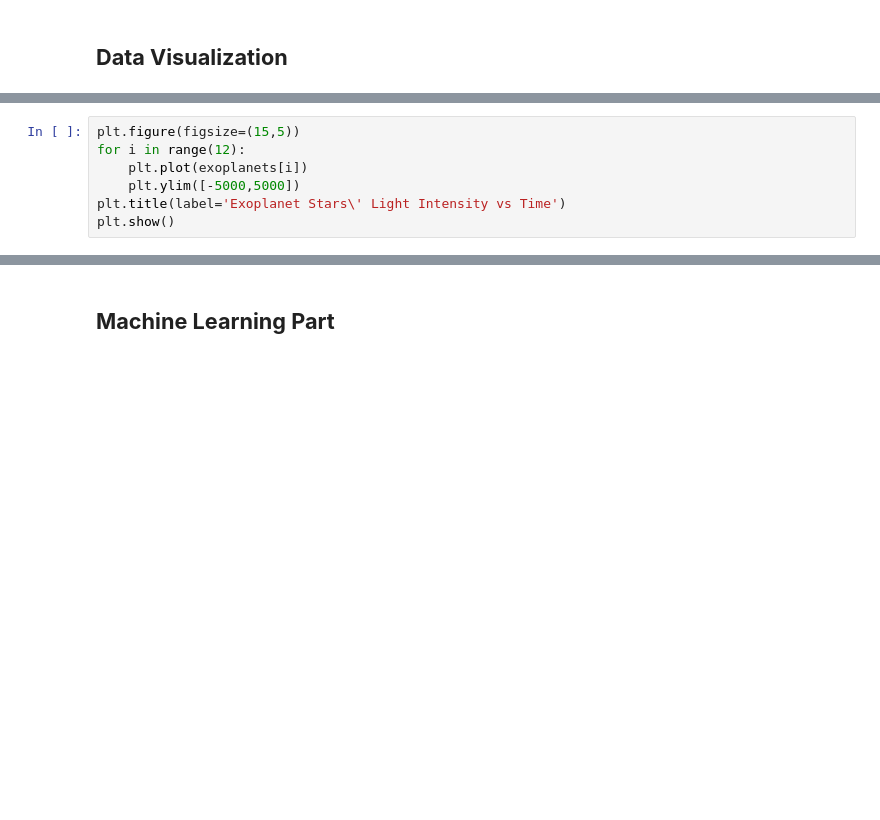
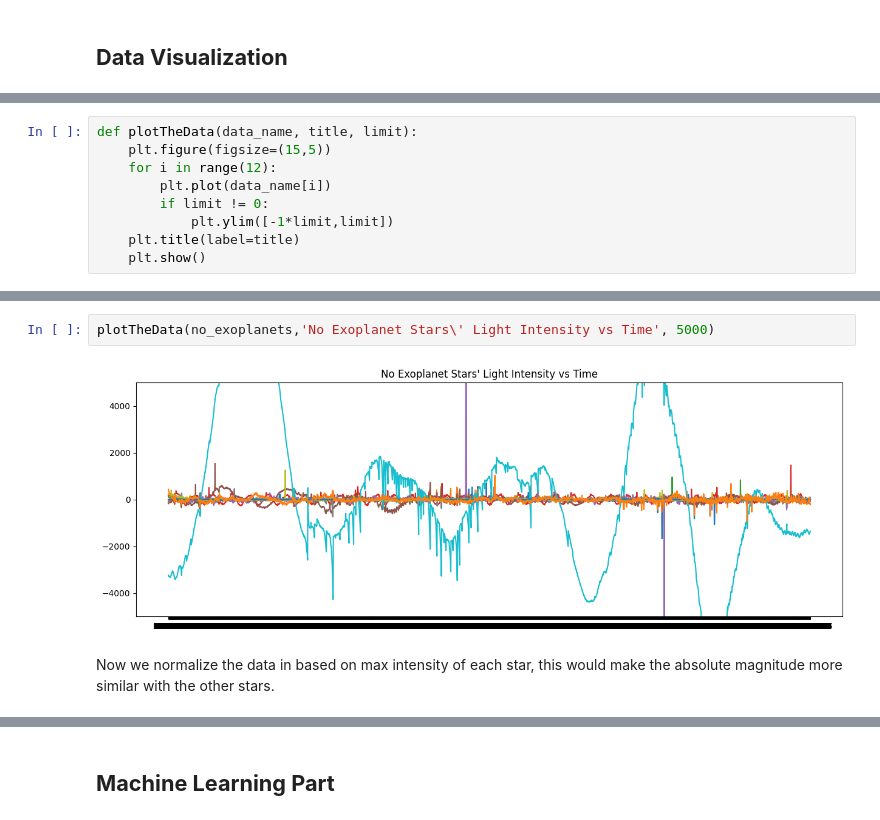
Before and after one commit to alken01/Exoplanet-Hunting, a Jupyter notebook: main.ipynb, the cells around one changed output, grey strips where cells are left out. Cells and saved outputs as stored; diff of their text form; blank space fills up the shorter version.

```diff
--- a/main.ipynb
+++ b/main.ipynb
@@ -108,7 +104,9 @@ Plotting the stars with exoplanets
 # %%
-plt.figure(figsize=(15,5))
-for i in range(12):
-    plt.plot(exoplanets[i])
-    plt.ylim([-5000,5000])
-plt.title(label='Exoplanet Stars\' Light Intensity vs Time')
-plt.show()
+def plotTheData(data_name, title, limit):
+    plt.figure(figsize=(15,5))
+    for i in range(12):
+        plt.plot(data_name[i])
+        if limit != 0:
+            plt.ylim([-1*limit,limit])
+    plt.title(label=title)
+    plt.show()
@@ -158,0 +117,6 @@ plt.show()
+# %%
+plotTheData(no_exoplanets,'No Exoplanet Stars\' Light Intensity vs Time', 5000)
+# %% [output]
+[figure, added]
+# %% [markdown]
+Now we normalize the data in based on max intensity of each star, this would make the absolute magnitude more similar with the other stars.
```
Also changed, not shown: parts of 21 cells of this notebook, 1 other file.
